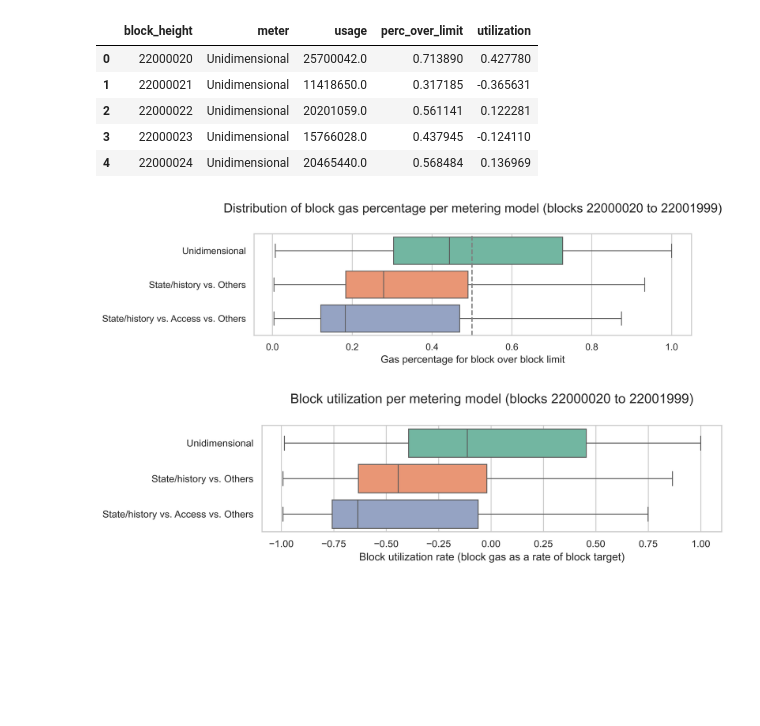
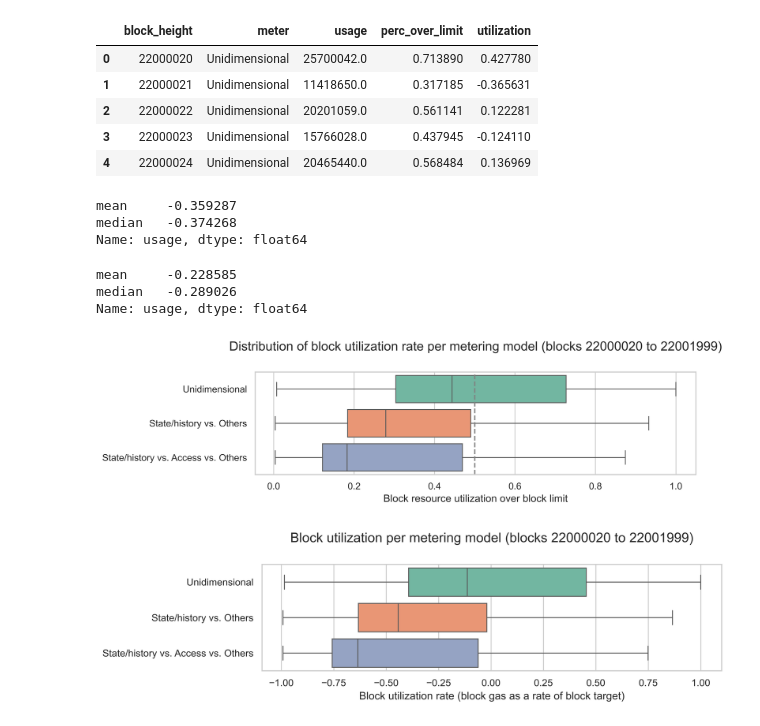
Before and after one commit to soispoke/evm-meter-analysis, a Jupyter notebook: notebooks/3.1-resource-usage-analysis-v2.ipynb, the cells around one changed output. Cells and saved outputs as stored; diff of their text form; code cells hidden in the pictures; blank space fills up the shorter version.

Commit message:
Update utilization plots

```diff
--- a/notebooks/3.1-resource-usage-analysis-v2.ipynb
+++ b/notebooks/3.1-resource-usage-analysis-v2.ipynb
@@ -532,17 +532,29 @@ util_melt_df.head()
 | 2 | 22000022 | Unidimensional | 20201059.0 | 0.561141 | 0.122281 |
 | 3 | 22000023 | Unidimensional | 15766028.0 | 0.437945 | -0.124110 |
 | 4 | 22000024 | Unidimensional | 20465440.0 | 0.568484 | 0.136969 |
+# %%
+((two_dim_df["usage"]-one_dim_df["usage"])/one_dim_df["usage"]).agg(["mean", "median"])
+# %% [output]
+mean     -0.359287
+median   -0.374268
+Name: usage, dtype: float64
+# %%
+((three_dim_df["usage"]-two_dim_df["usage"])/two_dim_df["usage"]).agg(["mean", "median"])
+# %% [output]
+mean     -0.228585
+median   -0.289026
+Name: usage, dtype: float64
 # %%
 plt.figure(figsize=(10, 3))
 sns.boxplot(data=util_melt_df, x="perc_over_limit", y="meter", hue="meter",legend=False,)
 plt.axvline(x=0.5, color='grey', linestyle='--')
-plt.xlabel("Gas percentage for block over block limit")
+plt.xlabel("Block resource utilization over block limit")
 plt.ylabel("")
-plt.title("Distribution of block gas percentage per metering model (blocks 22000020 to 22001999)", pad=25)
+plt.title("Distribution of block utilization rate per metering model (blocks 22000020 to 22001999)", pad=25)
 plt.tight_layout()
 plt.show()
 # %% [output]
-[figure, old version]
+[figure, new version]
 # %%
 plt.figure(figsize=(10, 3))
 sns.boxplot(data=util_melt_df, x="utilization", y="meter", hue="meter",legend=False,)
```
Also changed, not shown: parts of 1 cell of this notebook.
